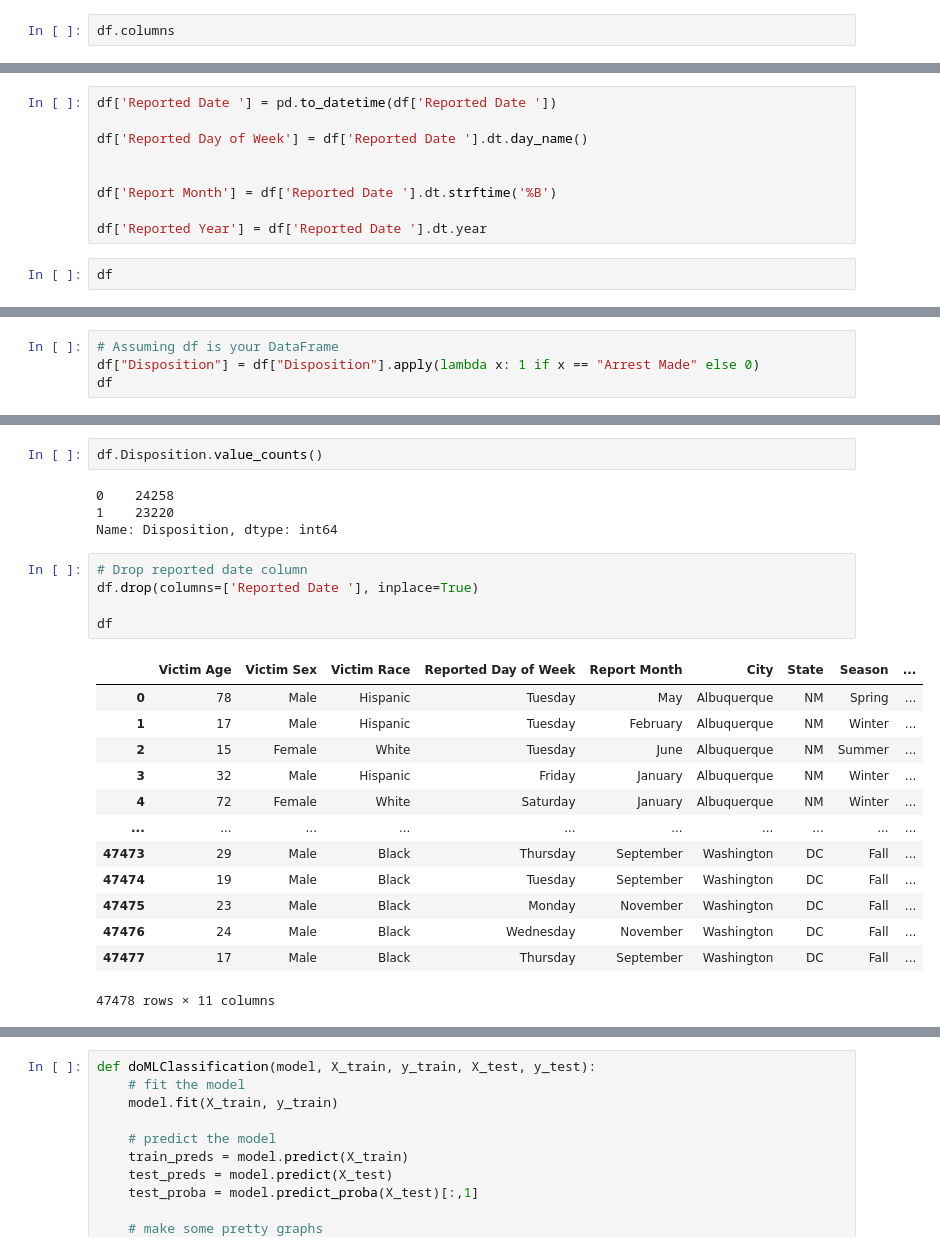
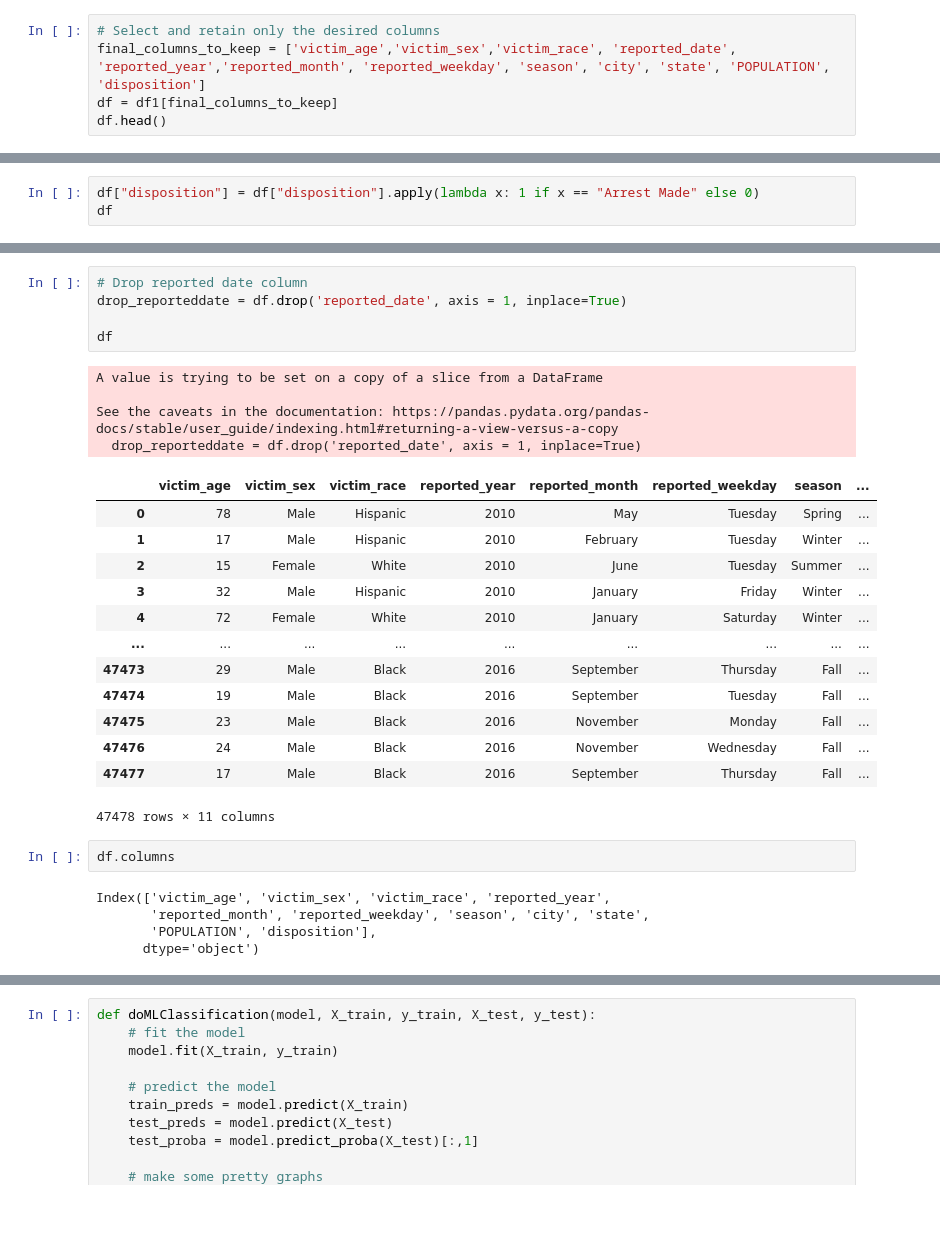
Before and after one commit to AnnLy2023/SMU-Project-4---Homicide, a Jupyter notebook: Ann's Folder/Homicide Machine Learning.ipynb, the cells around one changed output, grey strips where cells are left out. Drawn from its saved outputs; the diff is of its cells as text; blank space fills up the shorter version.

```diff
--- a/Ann's Folder/Homicide Machine Learning.ipynb
+++ b/Ann's Folder/Homicide Machine Learning.ipynb
@@ -53,3 +54,6 @@ df
 # %%
-df.columns
+# Select and retain only the desired columns
+final_columns_to_keep = ['victim_age','victim_sex','victim_race', 'reported_date', 'reported_year','reported_month', 'reported_weekday', 'season', 'city', 'state', 'POPULATION', 'disposition']
+df = df1[final_columns_to_keep]
+df.head()
 # %% [output]
@@ -73,12 +66,4 @@ Name: Reported Day of Week, dtype: int64
-# %%
-df['Reported Date '] = pd.to_datetime(df['Reported Date '])
-
-df['Reported Day of Week'] = df['Reported Date '].dt.day_name()
-
-
-df['Report Month'] = df['Reported Date '].dt.strftime('%B')
-
-df['Reported Year'] = df['Reported Date '].dt.year
 # %%
+df["disposition"] = df["disposition"].apply(lambda x: 1 if x == "Arrest Made" else 0)
 df
 # %% [output]
@@ -122,4 +87,0 @@ memory usage: 4.3+ MB
-# %%
-# Assuming df is your DataFrame
-df["Disposition"] = df["Disposition"].apply(lambda x: 1 if x == "Arrest Made" else 0)
-df
@@ -140,28 +88,33 @@ df
-# %%
-df.Disposition.value_counts()
-# %% [output]
-0    24258
-1    23220
-Name: Disposition, dtype: int64
 # %%
 # Drop reported date column
-df.drop(columns=['Reported Date '], inplace=True)
+drop_reporteddate = df.drop('reported_date', axis = 1, inplace=True)
 
 df
 # %% [output]
+A value is trying to be set on a copy of a slice from a DataFrame
+
+See the caveats in the documentation: https://pandas.pydata.org/pandas-docs/stable/user_guide/indexing.html#returning-a-view-versus-a-copy
+  drop_reporteddate = df.drop('reported_date', axis = 1, inplace=True)
-|  | Victim Age | Victim Sex | Victim Race | Reported Day of Week | Report Month | City | State | Season | ... |
-| 0 | 78 | Male | Hispanic | Tuesday | May | Albuquerque | NM | Spring | ... |
-| 1 | 17 | Male | Hispanic | Tuesday | February | Albuquerque | NM | Winter | ... |
-| 2 | 15 | Female | White | Tuesday | June | Albuquerque | NM | Summer | ... |
-| 3 | 32 | Male | Hispanic | Friday | January | Albuquerque | NM | Winter | ... |
-| 4 | 72 | Female | White | Saturday | January | Albuquerque | NM | Winter | ... |
-| ... | ... | ... | ... | ... | ... | ... | ... | ... | ... |
-| 47473 | 29 | Male | Black | Thursday | September | Washington | DC | Fall | ... |
-| 47474 | 19 | Male | Black | Tuesday | September | Washington | DC | Fall | ... |
-| 47475 | 23 | Male | Black | Monday | November | Washington | DC | Fall | ... |
-| 47476 | 24 | Male | Black | Wednesday | November | Washington | DC | Fall | ... |
-| 47477 | 17 | Male | Black | Thursday | September | Washington | DC | Fall | ... |
+|  | victim_age | victim_sex | victim_race | reported_year | reported_month | reported_weekday | season | ... |
+| 0 | 78 | Male | Hispanic | 2010 | May | Tuesday | Spring | ... |
+| 1 | 17 | Male | Hispanic | 2010 | February | Tuesday | Winter | ... |
+| 2 | 15 | Female | White | 2010 | June | Tuesday | Summer | ... |
+| 3 | 32 | Male | Hispanic | 2010 | January | Friday | Winter | ... |
+| 4 | 72 | Female | White | 2010 | January | Saturday | Winter | ... |
+| ... | ... | ... | ... | ... | ... | ... | ... | ... |
+| 47473 | 29 | Male | Black | 2016 | September | Thursday | Fall | ... |
+| 47474 | 19 | Male | Black | 2016 | September | Tuesday | Fall | ... |
+| 47475 | 23 | Male | Black | 2016 | November | Monday | Fall | ... |
+| 47476 | 24 | Male | Black | 2016 | November | Wednesday | Fall | ... |
+| 47477 | 17 | Male | Black | 2016 | September | Thursday | Fall | ... |
-47478 rows × 11 columns
+47478 rows × 11 columns
+# %%
+df.columns
+# %% [output]
+Index(['victim_age', 'victim_sex', 'victim_race', 'reported_year',
+       'reported_month', 'reported_weekday', 'season', 'city', 'state',
+       'POPULATION', 'disposition'],
+      dtype='object')
 # %%
 cat_cols = df.select_dtypes(exclude=[np.number]).columns
 
```
Also changed, not shown: parts of 52 cells of this notebook, 2 other files.
